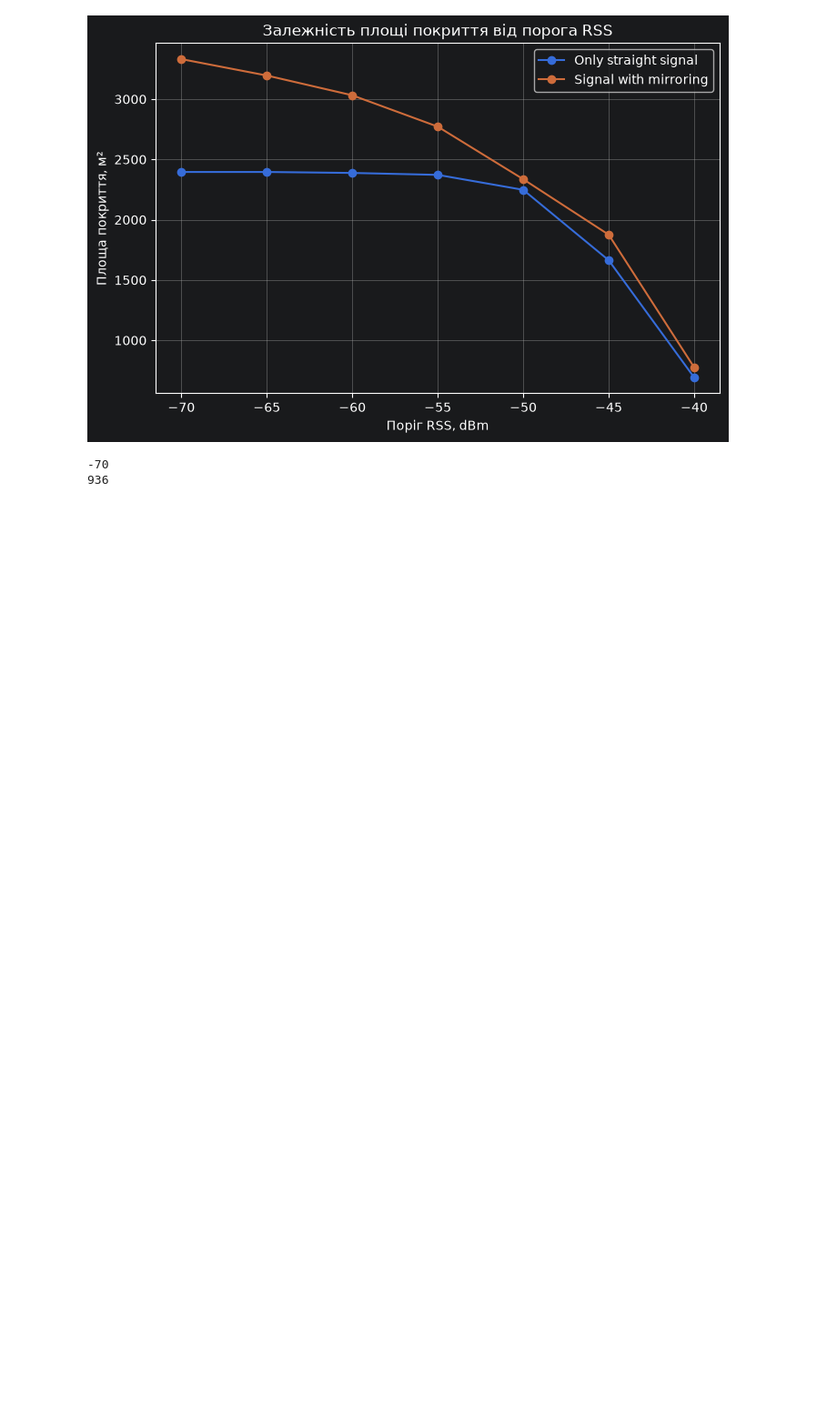
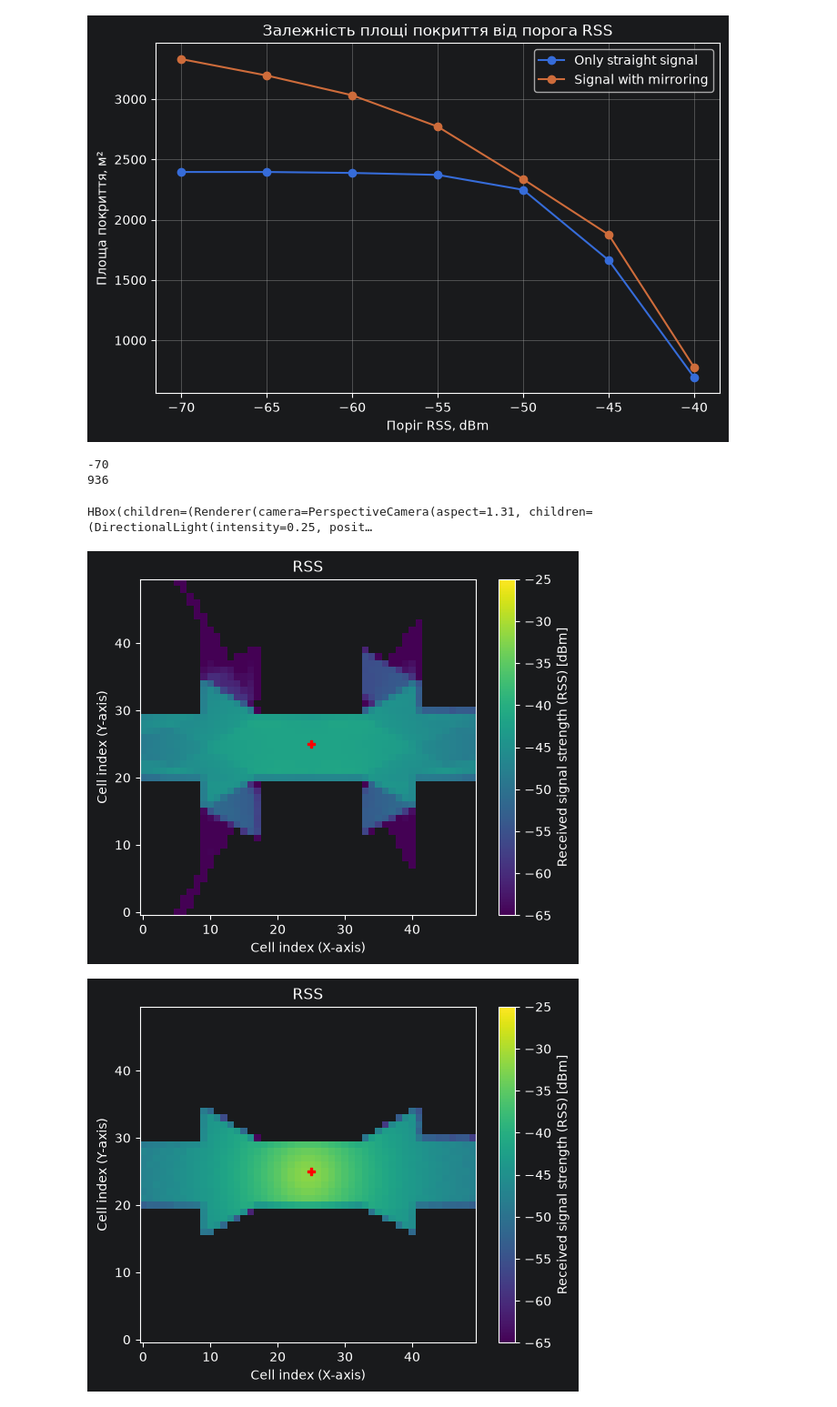
Before and after one commit to yexur3/learning-notes, a Jupyter notebook: python-projects/practice-python-and-sionna-study/practice.ipynb, the cells around one changed output. Shown at 91% size. Cells and saved outputs as stored; diff of their text form; code cells hidden in the pictures; blank space fills up the shorter version.

```diff
--- a/python-projects/practice-python-and-sionna-study/practice.ipynb
+++ b/python-projects/practice-python-and-sionna-study/practice.ipynb
@@ -394,3 +396,24 @@ print(area_gains[best_index])
 [figure]
 -70
 936
+# %%
+street_tx.position = [0, 0, 30]
+
+high_tx_map = map_solver(
+    scene=street_scene,
+    max_depth=1,
+    refraction=False,
+    samples_per_tx=1_000_000,
+    center=[0,0,1.5],
+    orientation=[0,0,0],
+    size = [100,100],
+    cell_size=[2, 2]
+)
+
+high_tx_map.show(metric = "rss", vmin = -65, vmax = -25)
+street_map.show(metric = "rss", vmin = -65, vmax = -25)
+street_scene.preview(radio_map=high_tx_map, rm_metric="rss", rm_vmin=-65, rm_vmax=-25)
+# %% [output]
+HBox(children=(Renderer(camera=PerspectiveCamera(aspect=1.31, children=(DirectionalLight(intensity=0.25, posit…
+[figure, added]
+[figure, added]
```
Also changed, not shown: parts of 2 cells of this notebook.
